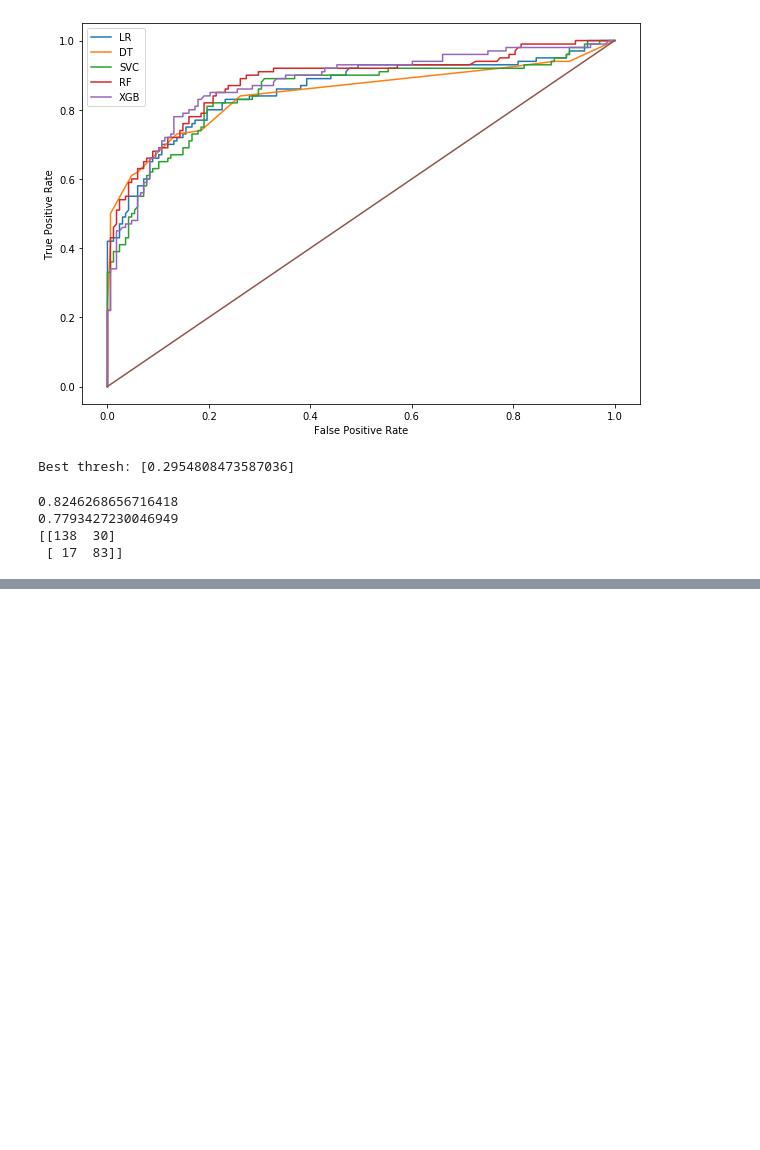
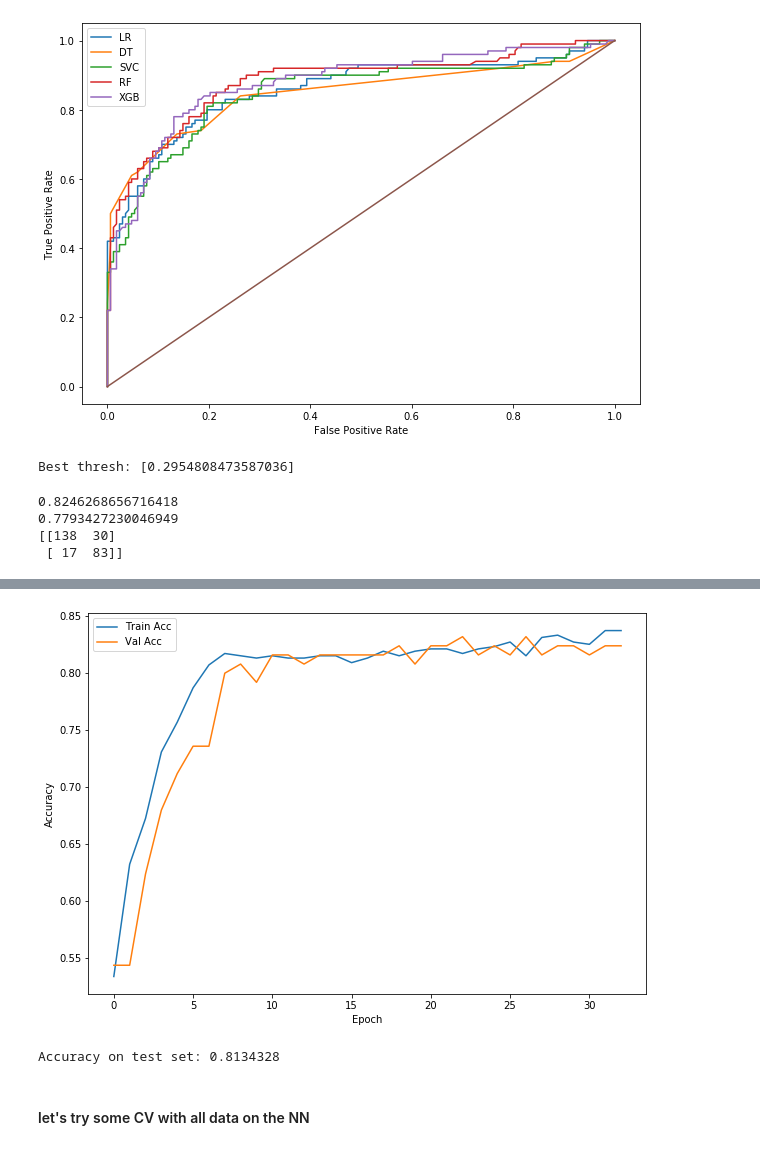
Before and after one commit to hernandezurbina/KaggleAdventures, a Jupyter notebook: Titanic-Revisited.ipynb, the cells around one changed output, grey strips where cells are left out. Drawn from its saved outputs; the diff is of its cells as text; code cells hidden in the pictures; blank space fills up the shorter version.

```diff
--- a/Titanic-Revisited.ipynb
+++ b/Titanic-Revisited.ipynb
@@ -1033,0 +1068,4 @@ print(confusion_matrix(y_test, preds))
+# %%
+modelNN = createNN(len(X.keys()))
+# %%
+early_stop = keras.callbacks.EarlyStopping(monitor='val_accuracy', patience=10)
@@ -1033,0 +1087,24 @@ print(confusion_matrix(y_test, preds))
+# %%
+def plot_history(history):
+    hist = pd.DataFrame(history.history)
+    hist['epoch'] = history.epoch
+
+    plt.figure(figsize=(10, 7))
+    plt.xlabel('Epoch')
+    plt.ylabel('Accuracy')
+    plt.plot(hist['epoch'],
+           hist['accuracy'],
+           label='Train Acc')
+    plt.plot(hist['epoch'],
+           hist['val_accuracy'],
+          label='Val Acc')
+    plt.legend()
+# %%
+epochs = 100
+history = modelNN.fit(
+    X_train,
+    y_train,
+    epochs=epochs,
+    validation_split=0.2,
+    callbacks=[early_stop]
+)
@@ -1033,0 +1140,11 @@ print(confusion_matrix(y_test, preds))
+# %%
+plot_history(history)
+# %% [output]
+[figure, added]
+# %%
+loss, acc = modelNN.evaluate(X_test, y_test, verbose=0)
+print('Accuracy on test set:', acc)
+# %% [output]
+Accuracy on test set: 0.8134328
+# %% [markdown]
+#### let's try some CV with all data on the NN
```
Also changed, not shown: parts of 51 cells of this notebook.
